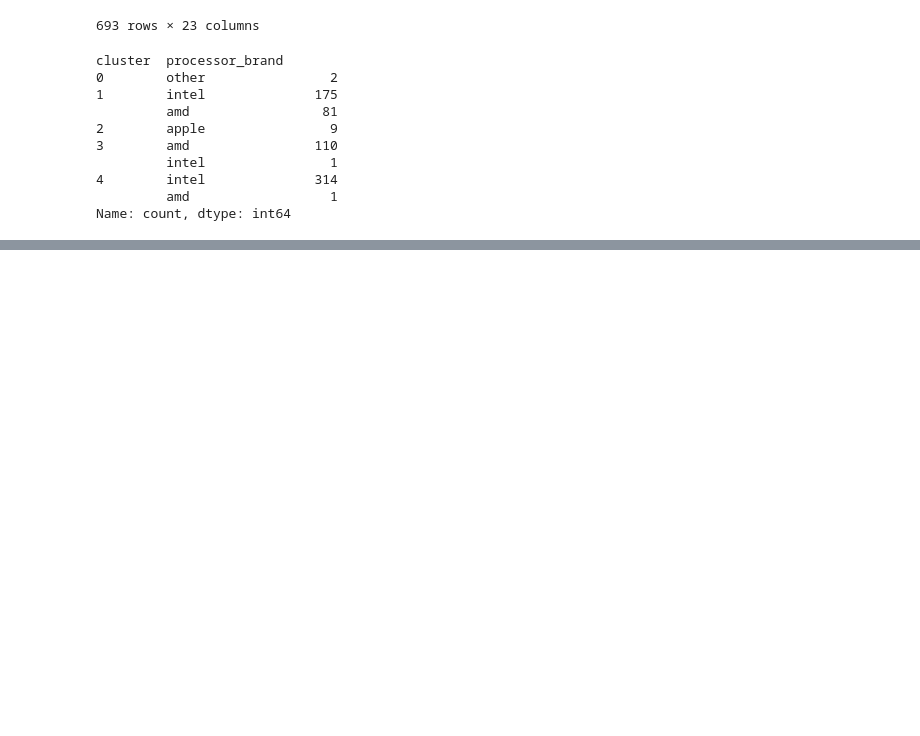
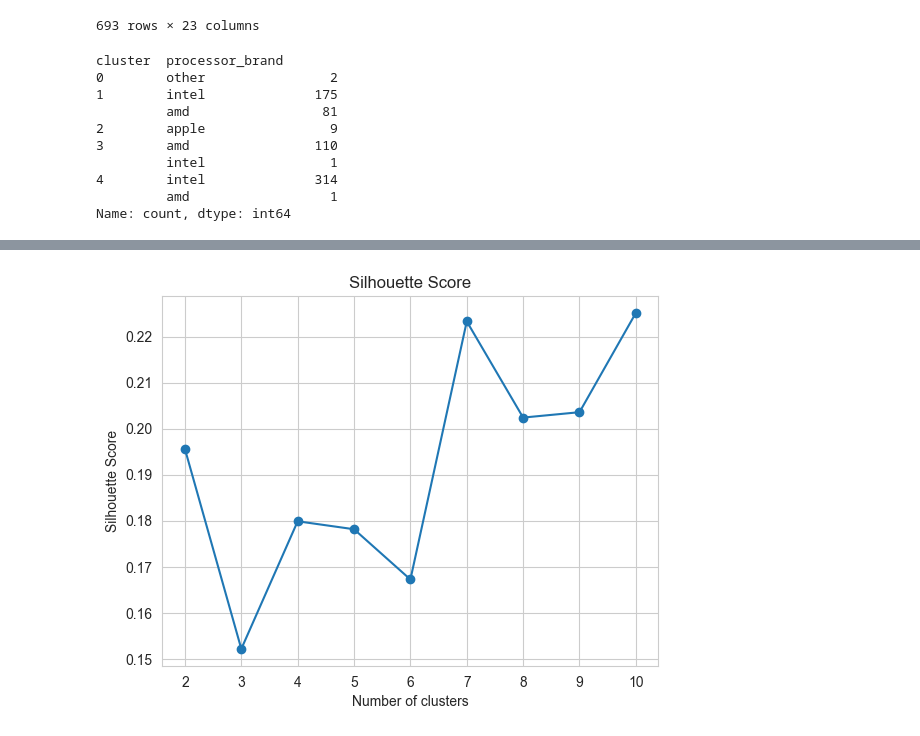
Before and after one commit to fantasy2fry/brand-laptops-clustering-ml, a Jupyter notebook: src/clustering/Norbert.ipynb, the cells around one changed output, grey strips where cells are left out. Cells and saved outputs as stored; diff of their text form; code cells hidden in the pictures; blank space fills up the shorter version.

```diff
--- a/src/clustering/Norbert.ipynb
+++ b/src/clustering/Norbert.ipynb
@@ -111,0 +410,31 @@ calinski_harabasz_score: 94.45617119801199
+# %%
+# A w praktyce wygląda to tak:
+def count_clustering_scores(X, cluster_num, model, score_fun):
+    # Napiszmy tę funkcje tak ogólnie, jak to możliwe.
+    # Zwróćcie uwagę na przekazanie obiektów typu callable: model i score_fun.
+    if isinstance(cluster_num, int):
+        cluster_num_iter = [cluster_num]
+    else:
+        cluster_num_iter = cluster_num
+
+    scores = []
+    for k in cluster_num_iter:
+        model_instance = model(n_clusters=k)
+        labels = model_instance.fit_predict(X)
+        wcss = score_fun(X, labels)
+        scores.append(wcss)
+
+    if isinstance(cluster_num, int):
+        return scores[0]
+    else:
+        return scores
+
+cluster_num = range(2, 11)
+wcss_scores = count_clustering_scores(data_s, cluster_num, KMeans, silhouette_score)
+plt.plot(cluster_num, wcss_scores, marker='o')
+plt.title('Silhouette Score')
+plt.xlabel('Number of clusters')
+plt.ylabel('Silhouette Score')
+plt.show()
+# %% [output]
+[figure, added]
```
Also changed, not shown: parts of 18 cells of this notebook.
